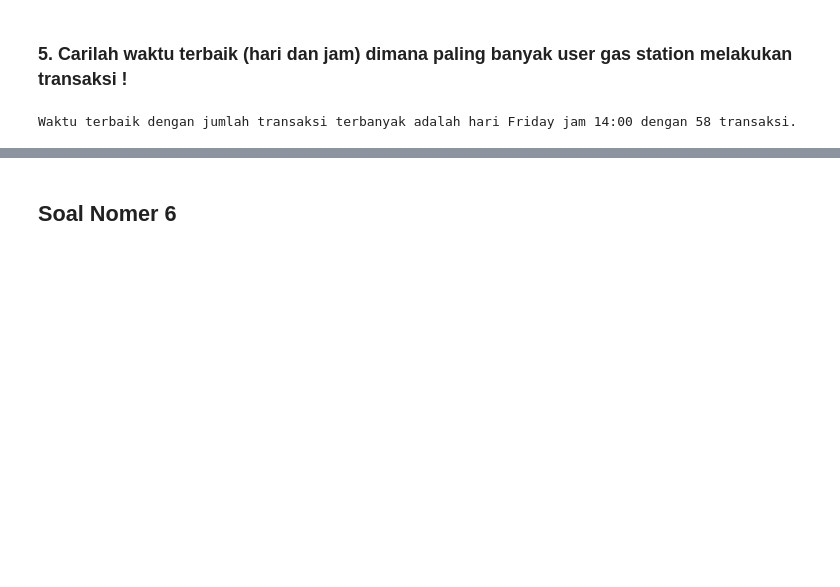
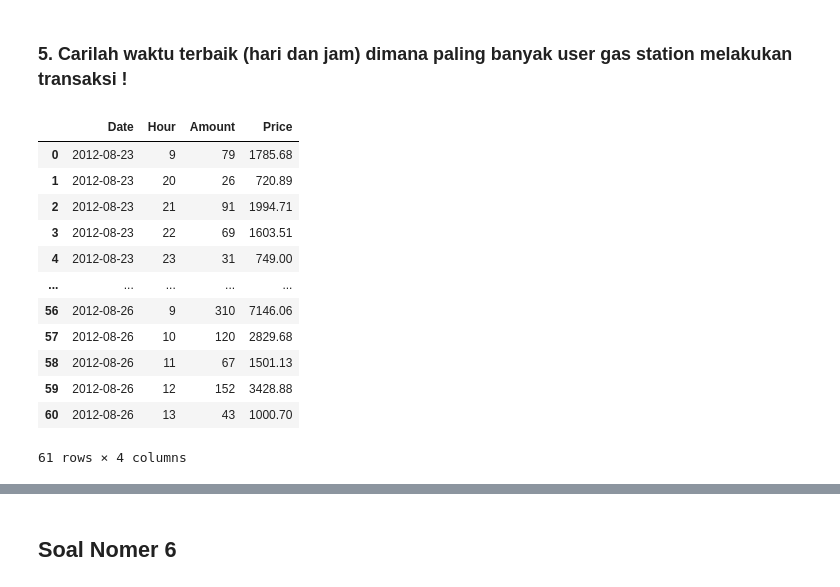
Before and after one commit to setyanoegraha/2025_COLLEGE_AI, a Jupyter notebook: jobsheet_05/tugas_praktikum/tugas_praktikum1.ipynb, the cells around one changed output, grey strips where cells are left out. Saved outputs shown, nothing was run; the diff lists cells and outputs as text; code cells hidden in the pictures; blank space fills up the shorter version.

Commit message:
feat: deleted unnecessary file and adding table 5 top customer with the highest transactions value

```diff
--- a/jobsheet_05/tugas_praktikum/tugas_praktikum1.ipynb
+++ b/jobsheet_05/tugas_praktikum/tugas_praktikum1.ipynb
@@ -285,33 +259,45 @@ summary
 ## Soal Nomer 5
 # %% [markdown]
 ### 5. Carilah waktu terbaik (hari dan jam) dimana paling banyak user gas station melakukan transaksi !
-# %%
-# Pastikan kolom Date dan Time dalam format string
-df_transactions['Date'] = df_transactions['Date'].astype(str)
-df_transactions['Time'] = df_transactions['Time'].astype(str)
-
-# Gabungkan Date dan Time, lalu ubah ke datetime
-df_transactions['Datetime'] = pd.to_datetime(
-    df_transactions['Date'] + ' ' + df_transactions['Time'])
-
-# Ekstrak nama hari dan jam dari kolom datetime
-df_transactions['DayOfWeek'] = df_transactions['Datetime'].dt.day_name()
-df_transactions['Hour'] = df_transactions['Datetime'].dt.hour
-
-# Hitung jumlah transaksi per kombinasi hari dan jam
-grouped = df_transactions.groupby(
-    ['DayOfWeek', 'Hour']).size().reset_index(name='TransactionCount')
-
-# Temukan kombinasi hari dan jam dengan transaksi terbanyak
-best_time = grouped.sort_values(by='TransactionCount', ascending=False).head(1)
-
-# Cetak hasil
-day = best_time.iloc[0]['DayOfWeek']
-hour = int(best_time.iloc[0]['Hour'])
-count = int(best_time.iloc[0]['TransactionCount'])
-
-grouped
-print(
-    f"Waktu terbaik dengan jumlah transaksi terbanyak adalah hari {day} jam {hour}:00 dengan {count} transaksi.")
-# %% [output]
-Waktu terbaik dengan jumlah transaksi terbanyak adalah hari Friday jam 14:00 dengan 58 transaksi.
+# %%
+# Mengonversi kolom Amount dan Price ke numerik
+df_transactions['Amount'] = pd.to_numeric(
+    df_transactions['Amount'], errors='coerce')
+df_transactions['Price'] = pd.to_numeric(
+    df_transactions['Price'], errors='coerce')
+
+# Menggabungkan Date dan Time menjadi satu kolom datetime
+df_transactions['Datetime'] = pd.to_datetime(
+    df_transactions['Date'].astype(
+        str) + ' ' + df_transactions['Time'].astype(str),
+    format='%Y-%m-%d %H:%M:%S',
+    errors='coerce'
+)
+
+# Mengekstrak tanggal dan jam
+df_transactions['Date'] = df_transactions['Datetime'].dt.strftime('%Y-%m-%d')
+# Jam dalam format 0-23
+df_transactions['Hour'] = df_transactions['Datetime'].dt.hour
+
+# Mengelompokkan data berdasarkan Date dan Hour, lalu menghitung Amount (sum) dan Sales (sum of Price)
+result = df_transactions.groupby(['Date', 'Hour']).agg({
+    'Amount': 'sum',  # Jumlah total Amount per jam
+    'Price': 'sum'    # Total Price per jam
+}).reset_index()
+
+# Menampilkan hasil sebagai tabel DataFrame
+result
+# %% [output]
+|  | Date | Hour | Amount | Price |
+| 0 | 2012-08-23 | 9 | 79 | 1785.68 |
+| 1 | 2012-08-23 | 20 | 26 | 720.89 |
+| 2 | 2012-08-23 | 21 | 91 | 1994.71 |
+| 3 | 2012-08-23 | 22 | 69 | 1603.51 |
+| 4 | 2012-08-23 | 23 | 31 | 749.00 |
+| ... | ... | ... | ... | ... |
+| 56 | 2012-08-26 | 9 | 310 | 7146.06 |
+| 57 | 2012-08-26 | 10 | 120 | 2829.68 |
+| 58 | 2012-08-26 | 11 | 67 | 1501.13 |
+| 59 | 2012-08-26 | 12 | 152 | 3428.88 |
+| 60 | 2012-08-26 | 13 | 43 | 1000.70 |
+61 rows × 4 columns
```
Also changed, not shown: parts of 8 cells of this notebook, 1 other file.
